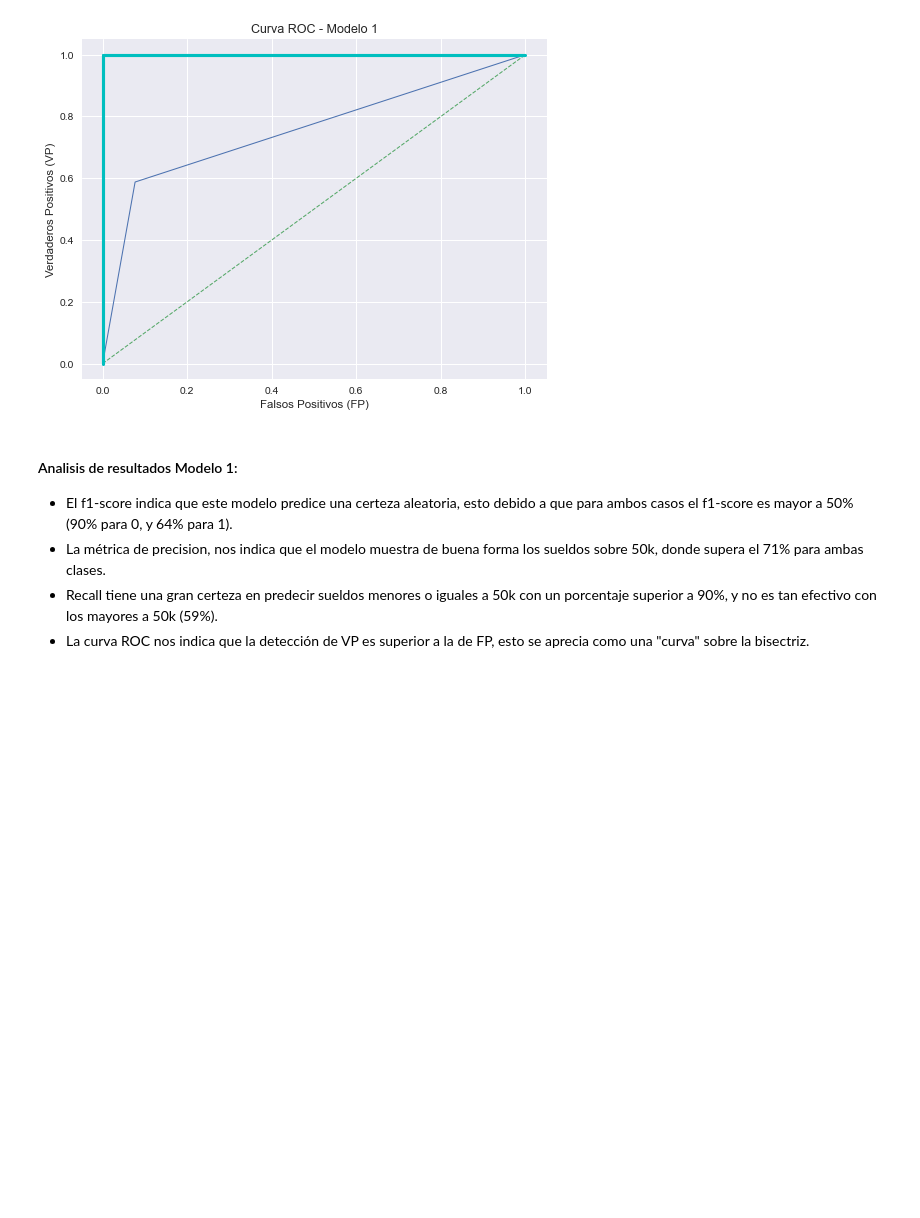
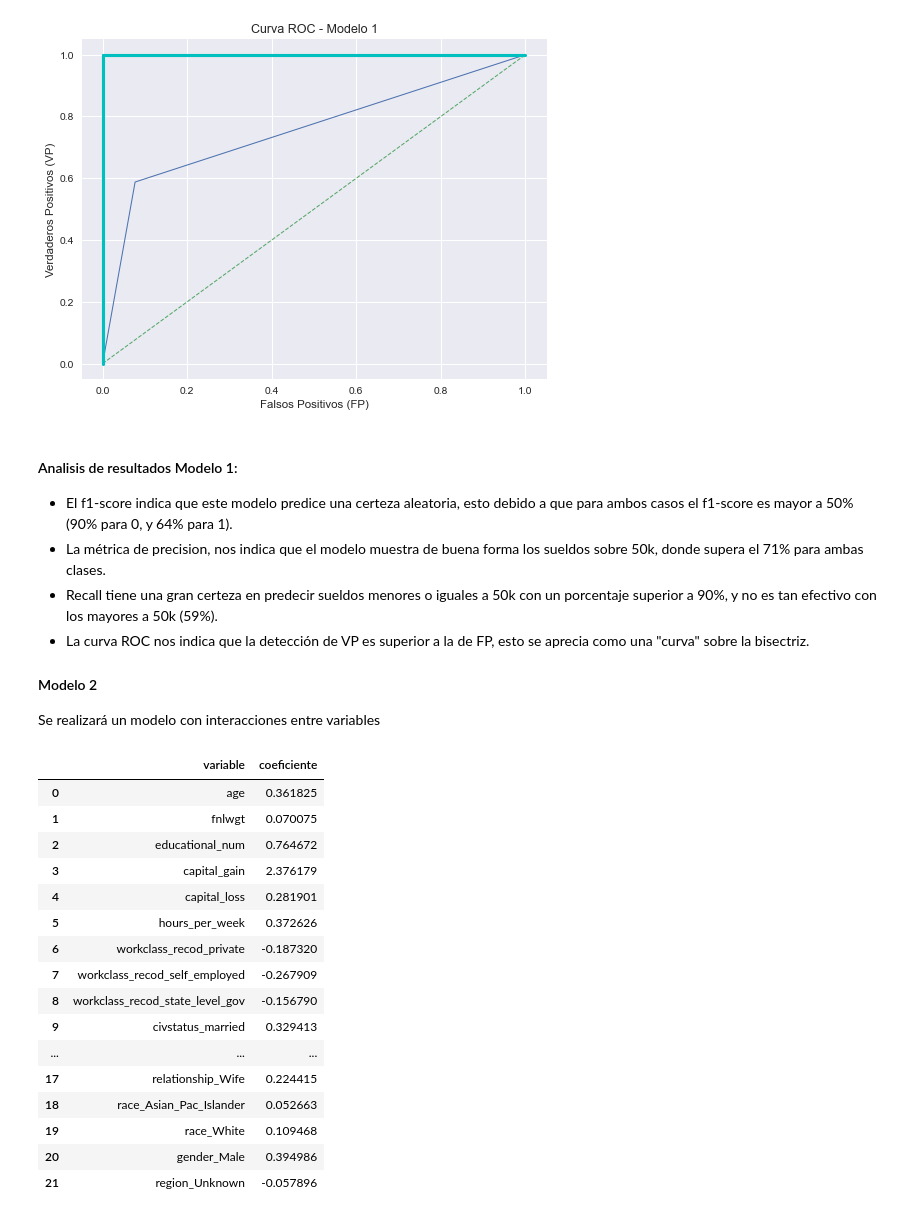
Before and after one commit to antosource/CursoDataScience, a Jupyter notebook: FundamentosDataScience/PruebaSalida/Hito4/Determinantes_del_ingreso.ipynb, the cells around one changed output. Saved outputs shown, nothing was run; the diff lists cells and outputs as text; code cells hidden in the pictures; blank space fills up the shorter version.

```diff
--- a/FundamentosDataScience/PruebaSalida/Hito4/Determinantes_del_ingreso.ipynb
+++ b/FundamentosDataScience/PruebaSalida/Hito4/Determinantes_del_ingreso.ipynb
@@ -76,3 +77,29 @@ Text(0.5, 0, 'Falsos Positivos (FP)')
 - La métrica de precision, nos indica que el modelo muestra de buena forma los sueldos sobre 50k, donde supera el 71% para ambas clases.
 - Recall tiene una gran certeza en predecir sueldos menores o iguales a 50k con un porcentaje superior a 90%, y no es tan efectivo con los mayores a 50k (59%).
 - La curva ROC nos indica que la detección de VP es superior a la de FP, esto se aprecia como una "curva" sobre la bisectriz.
+
+#### Modelo 2
+Se realizará un modelo con interacciones entre variables
+# %%
+# visualizamos coeficientes de las variables usando el coeficiente de la funcion anterior
+pd.DataFrame(data={
+    'variable': df.drop('income', axis=1).columns,
+    'coeficiente': modelo_1.coef_[0]})
+# %% [output]
+|  | variable | coeficiente |
+| 0 | age | 0.361825 |
+| 1 | fnlwgt | 0.070075 |
+| 2 | educational_num | 0.764672 |
+| 3 | capital_gain | 2.376179 |
+| 4 | capital_loss | 0.281901 |
+| 5 | hours_per_week | 0.372626 |
+| 6 | workclass_recod_private | -0.187320 |
+| 7 | workclass_recod_self_employed | -0.267909 |
+| 8 | workclass_recod_state_level_gov | -0.156790 |
+| 9 | civstatus_married | 0.329413 |
+| ... | ... | ... |
+| 17 | relationship_Wife | 0.224415 |
+| 18 | race_Asian_Pac_Islander | 0.052663 |
+| 19 | race_White | 0.109468 |
+| 20 | gender_Male | 0.394986 |
+| 21 | region_Unknown | -0.057896 |
```
Also changed, not shown: parts of 11 cells of this notebook.
